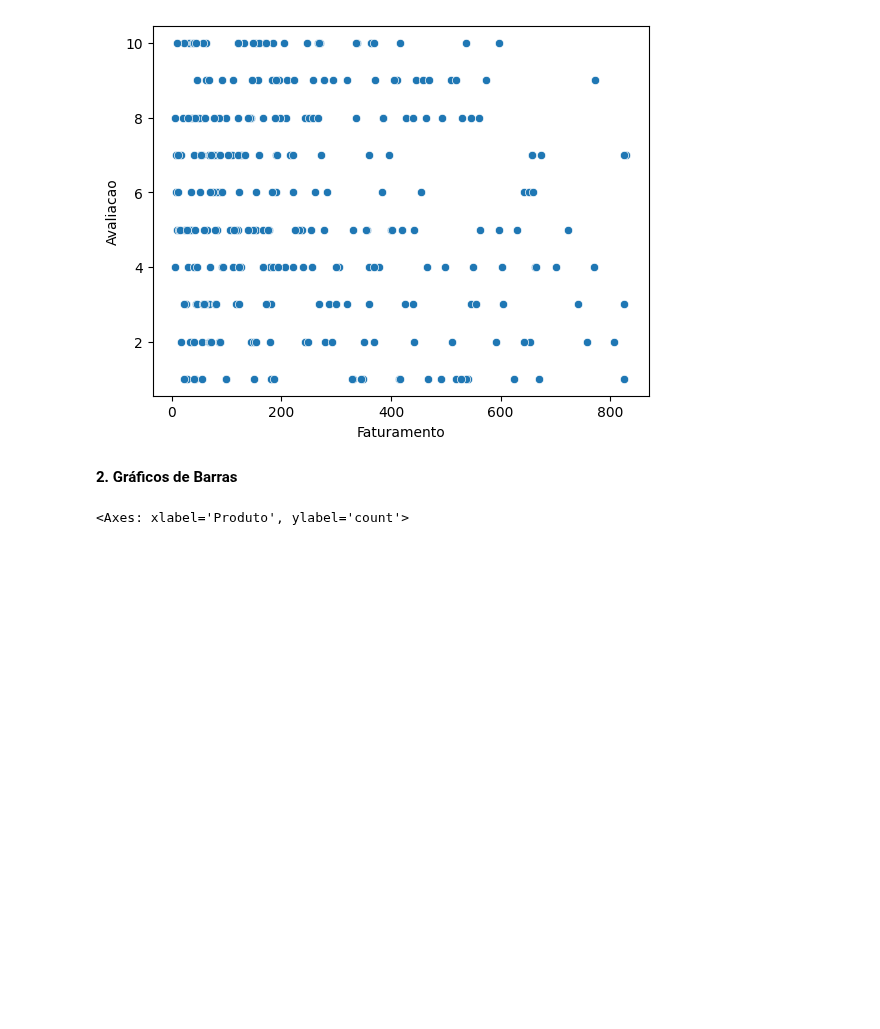
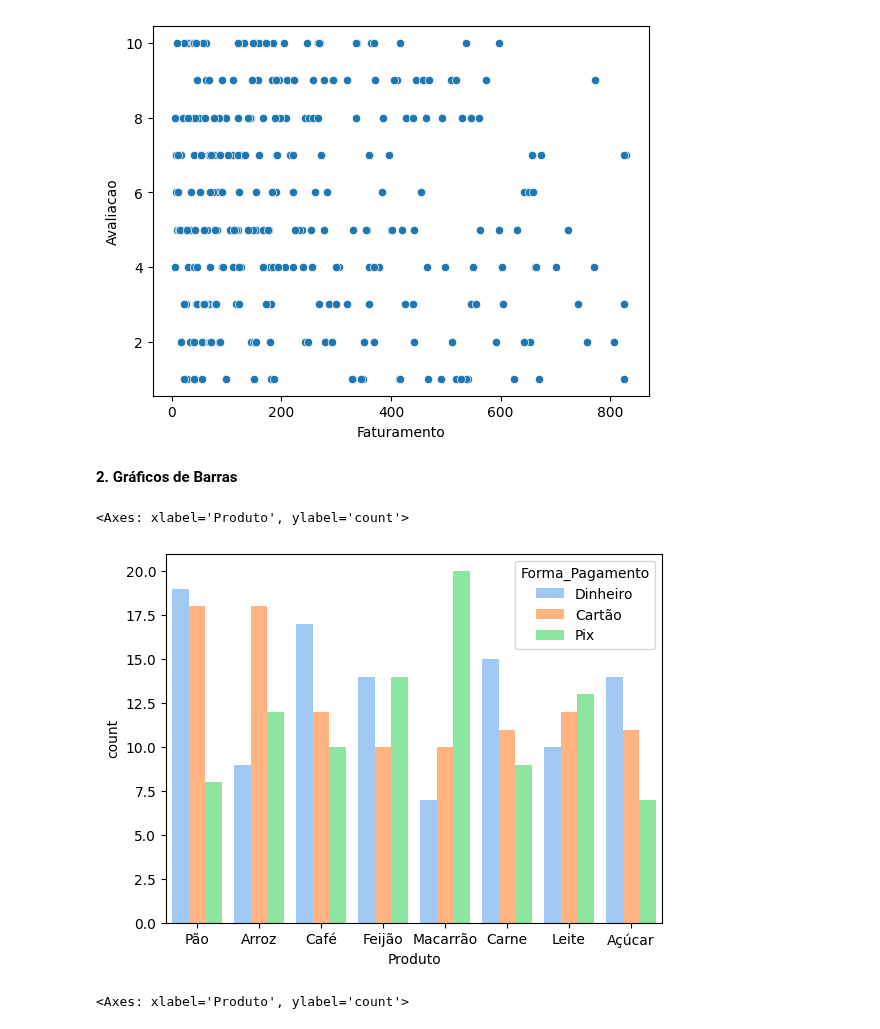
Before and after one commit to EduardaSantosDiniz/Atividade1-Java, a Jupyter notebook: PraticandoPythoni.ipynb, the cells around one changed output. Saved outputs shown, nothing was run; the diff lists cells and outputs as text; code cells hidden in the pictures; blank space fills up the shorter version.

```diff
--- a/PraticandoPythoni.ipynb
+++ b/PraticandoPythoni.ipynb
@@ -219,4 +220,25 @@ sns.scatterplot(x= df['Faturamento'], y= df['Avaliacao'])
 [figure]
 # %% [markdown]
 **2. Gráficos de Barras**
+# %%
+import seaborn as sns
+
+
+sns.countplot(data=df, x="Produto", hue="Forma_Pagamento", order=df["Produto"].value_counts().index, hue_order=df["Forma_Pagamento"].unique(),  # Ordem do hue
+    palette="pastel",                # Paleta de cores
+    saturation=200,                  # Intensidade da cor
+    dodge=True,                      # Separar barras por hue
+    width=0.8,                       # Largura das barras
+    orient="d",                      # Orientação vertical
+    fill=True,                       # Barras preenchidas
+    log_scale=False,                 # Sem escala logarítmica
+    native_scale=False,             # Usa escala ordinal
+    legend=True                      # Exibe legenda
+)
+
+
+#sns.countplot(data=df, x= "Produto", hue= "Forma_Pagamento")
+# %% [output]
+<Axes: xlabel='Produto', ylabel='count'>
+[figure, added]
 # %%
```
Also changed, not shown: parts of 8 cells of this notebook.
